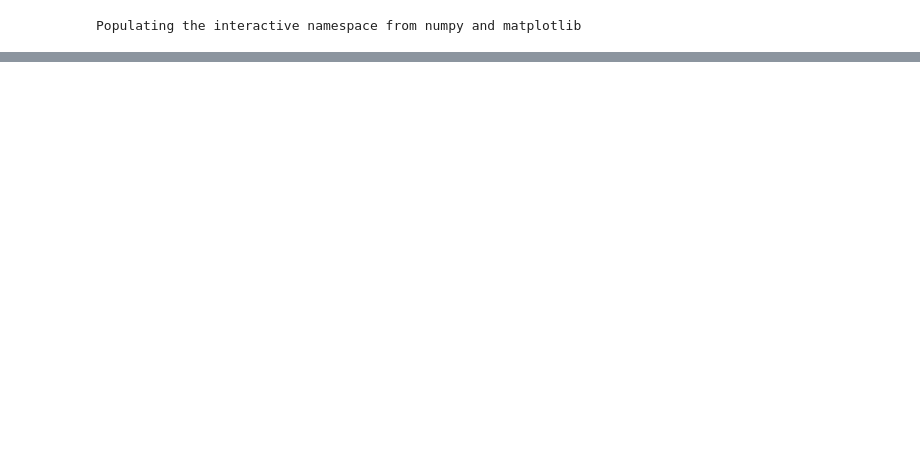
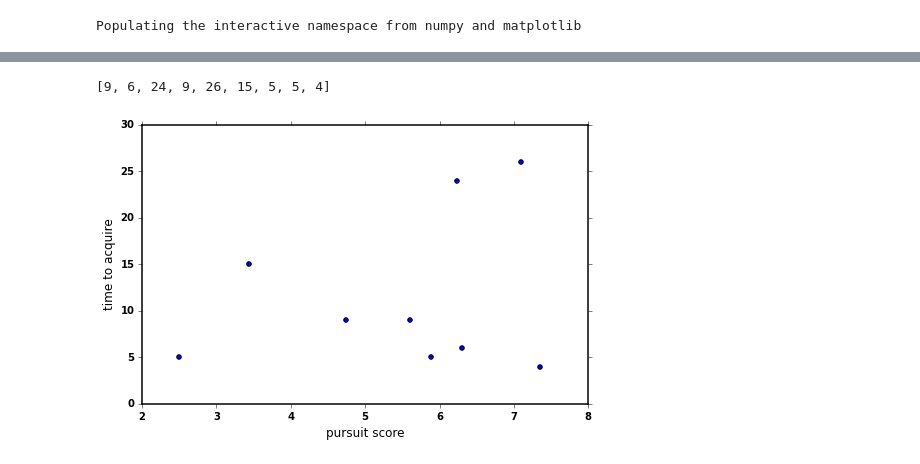
Before and after one commit to CNERG/historical_prolif, a Jupyter notebook: Historical_benchmark.ipynb, the cells around one changed output, grey strips where cells are left out. Cells and saved outputs as stored; diff of their text form; code cells hidden in the pictures; blank space fills up the shorter version.

```diff
--- a/Historical_benchmark.ipynb
+++ b/Historical_benchmark.ipynb
@@ -112,0 +113,21 @@ plt.ylabel("Prolif/Pursue")
+# %%
+# Time to acquire. States that never succeeded have negative years in the database, set them all to 30yrs
+# (longest time to successfully acquire was 26yrs, all failed attempts were greater than 30yrs from 2015
+# except Syria (15yrs)
+
+from hist_bench import time_to_acquire
+
+# returns time to acquire for all states that have attempted pursuit
+acq_times = time_to_acquire()
+
+pursuit_scores = []
+corr_acq_times = []
+
+
+for idx, cur_state in enumerate(countries):
+    if (cur_state in acq_times) and (status[idx] == 2):
+        cur_time = acq_times[cur_state]
+        if (cur_time >= 0):
+            corr_acq_times.append(cur_time)
+            pursuit_scores.append(all_pe_vals[idx])
+            print "State ",cur_state, " Score ", all_pe_vals[idx], " Time ", cur_time
@@ -112,0 +144,7 @@ plt.ylabel("Prolif/Pursue")
+# %%
+plt.scatter(pursuit_scores, corr_acq_times)
+plt.xlabel('pursuit score')
+plt.ylabel('time to acquire')
+# %% [output]
+[9, 6, 24, 9, 26, 15, 5, 5, 4]
+[figure, added]
```
Also changed, not shown: parts of 5 cells of this notebook, 1 other file.
